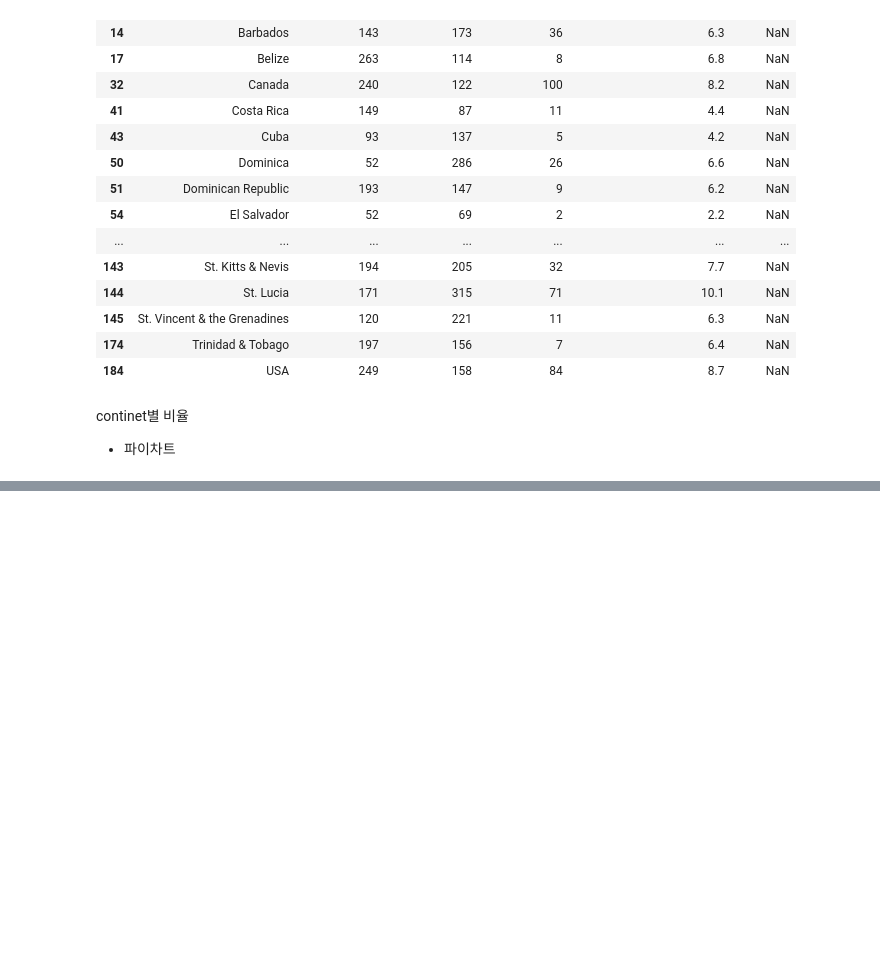
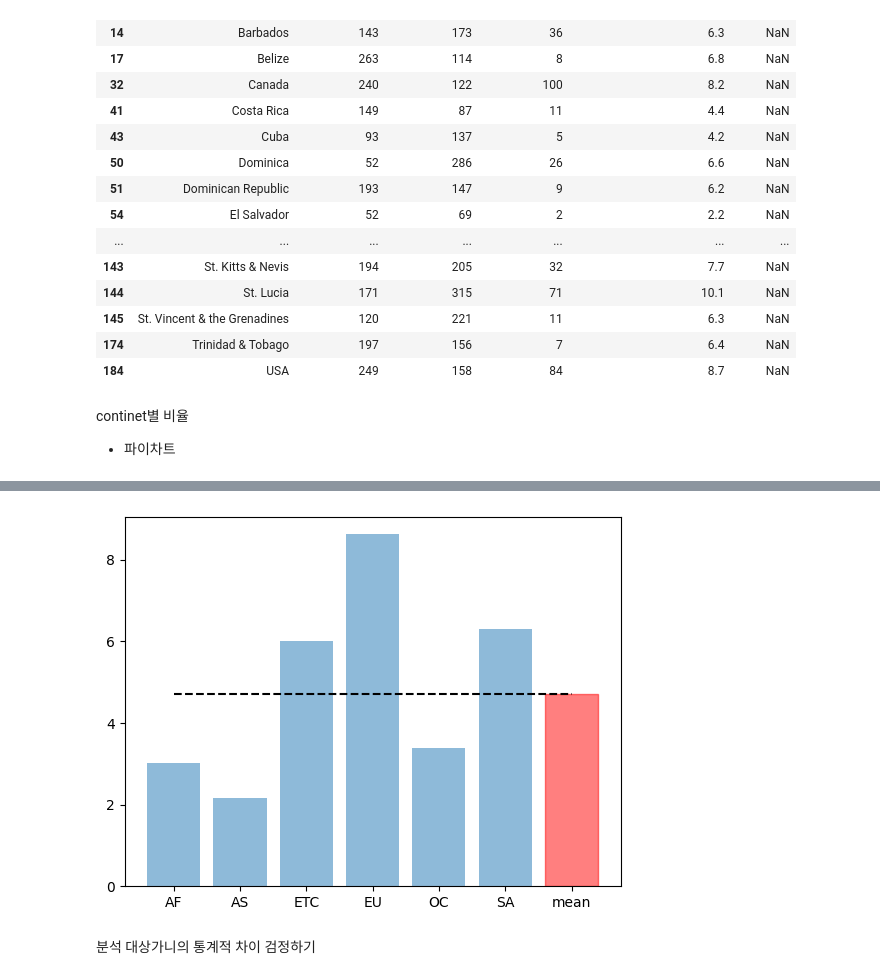
Before and after one commit to leekyuyoung202306/PYTHON, a Jupyter notebook: 12주차/[12주차]데이터분석02.ipynb, the cells around one changed output, grey strips where cells are left out. Drawn from its saved outputs; the diff is of its cells as text; code cells hidden in the pictures; blank space fills up the shorter version.

```diff
--- a/12주차/[12주차]데이터분석02.ipynb
+++ b/12주차/[12주차]데이터분석02.ipynb
@@ -127,0 +151,4 @@ continet별 비율
+# %%
+total_mean = drink['total_litres_of_pure_alcohol'].mean()
+continent_mean =  drink.groupby('continent')['total_litres_of_pure_alcohol'].mean()
+continent_mean[continent_mean>=total_mean]
@@ -127,0 +202,17 @@ continet별 비율
+# %%
+# 대륙별 total_liters....
+continents = continent_mean.index.tolist()
+continents.append('mean')
+x_pos = np.arange(len(continents))
+alcohol = continent_mean.tolist()
+alcohol.append(total_mean)
+
+bar_list = plt.bar(x_pos, alcohol, align='center', alpha=0.5)
+bar_list[6].set_color('r')
+plt.plot([0,6],[total_mean,total_mean],'--',c='black')
+plt.xticks(x_pos, continents)
+plt.show()
+# %% [output]
+[figure, added]
+# %% [markdown]
+분석 대상가니의 통계적 차이 검정하기
```
Also changed, not shown: parts of 11 cells of this notebook.
